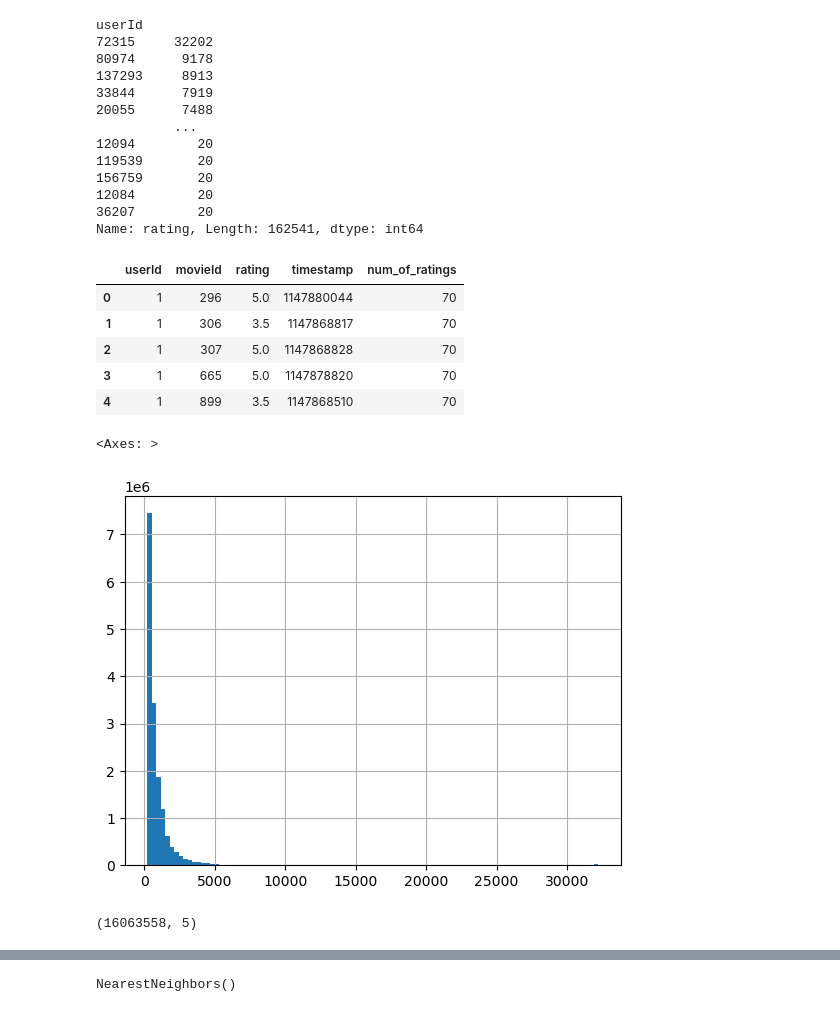
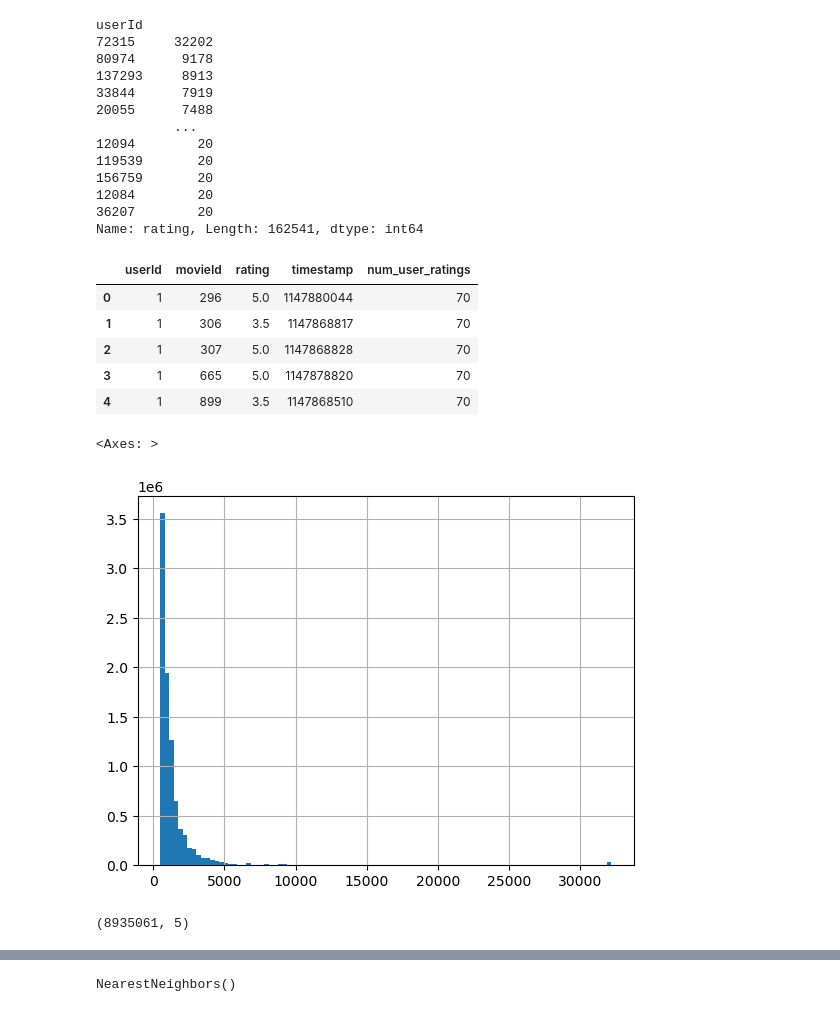
Before and after one commit to WizzVard/Recommendation-system, a Jupyter notebook: Recommendation_System.ipynb, the cells around one changed output, grey strips where cells are left out. Saved outputs shown, nothing was run; the diff lists cells and outputs as text; code cells hidden in the pictures.

```diff
--- a/Recommendation_System.ipynb
+++ b/Recommendation_System.ipynb
@@ -4,8 +4,8 @@ import numpy as np
 import seaborn as sns
 import matplotlib.pyplot as plt
 # %%
-movies = pd.read_csv('movies.csv')
-ratings = pd.read_csv('ratings.csv')
+movies = pd.read_csv('datasets/movies.csv')
+ratings = pd.read_csv('datasets/ratings.csv')
 # %%
 movies.head()
 # %% [output]
@@ -51,29 +51,29 @@ Name: rating, Length: 162541, dtype: int64
 # %%
 num_ratings = ratings.groupby('userId')['rating'].count().reset_index()
 # %%
-num_ratings.rename(columns={'rating': 'num_of_ratings'}, inplace=True)
+num_ratings.rename(columns={'rating': 'num_user_ratings'}, inplace=True)
 # %%
 ratings = ratings.merge(num_ratings, on='userId')
 # %%
 ratings.head()
 # %% [output]
-|  | userId | movieId | rating | timestamp | num_of_ratings |
+|  | userId | movieId | rating | timestamp | num_user_ratings |
 | 0 | 1 | 296 | 5.0 | 1147880044 | 70 |
 | 1 | 1 | 306 | 3.5 | 1147868817 | 70 |
 | 2 | 1 | 307 | 5.0 | 1147868828 | 70 |
 | 3 | 1 | 665 | 5.0 | 1147878820 | 70 |
 | 4 | 1 | 899 | 3.5 | 1147868510 | 70 |
 # %%
-cond = ratings['num_of_ratings']>200
-ratings[cond]['num_of_ratings'].hist(bins=100)
+cond = ratings['num_user_ratings']>500
+ratings[cond]['num_user_ratings'].hist(bins=100)
 # %% [output]
 <Axes: >
-[figure, old version]
+[figure, new version]
 # %%
-final_ratings = ratings[ratings['num_of_ratings']>200]
+final_ratings = ratings[ratings['num_user_ratings']>500]
 final_ratings.shape
 # %% [output]
-(16063558, 5)
+(8935061, 5)
 # %%
 movie_ratings = final_ratings.groupby('movieId')['rating'].count().reset_index()
 movie_ratings.rename(columns={'rating': 'num_movie_ratings'}, inplace=True)
```
Also changed, not shown: parts of 24 cells of this notebook.
